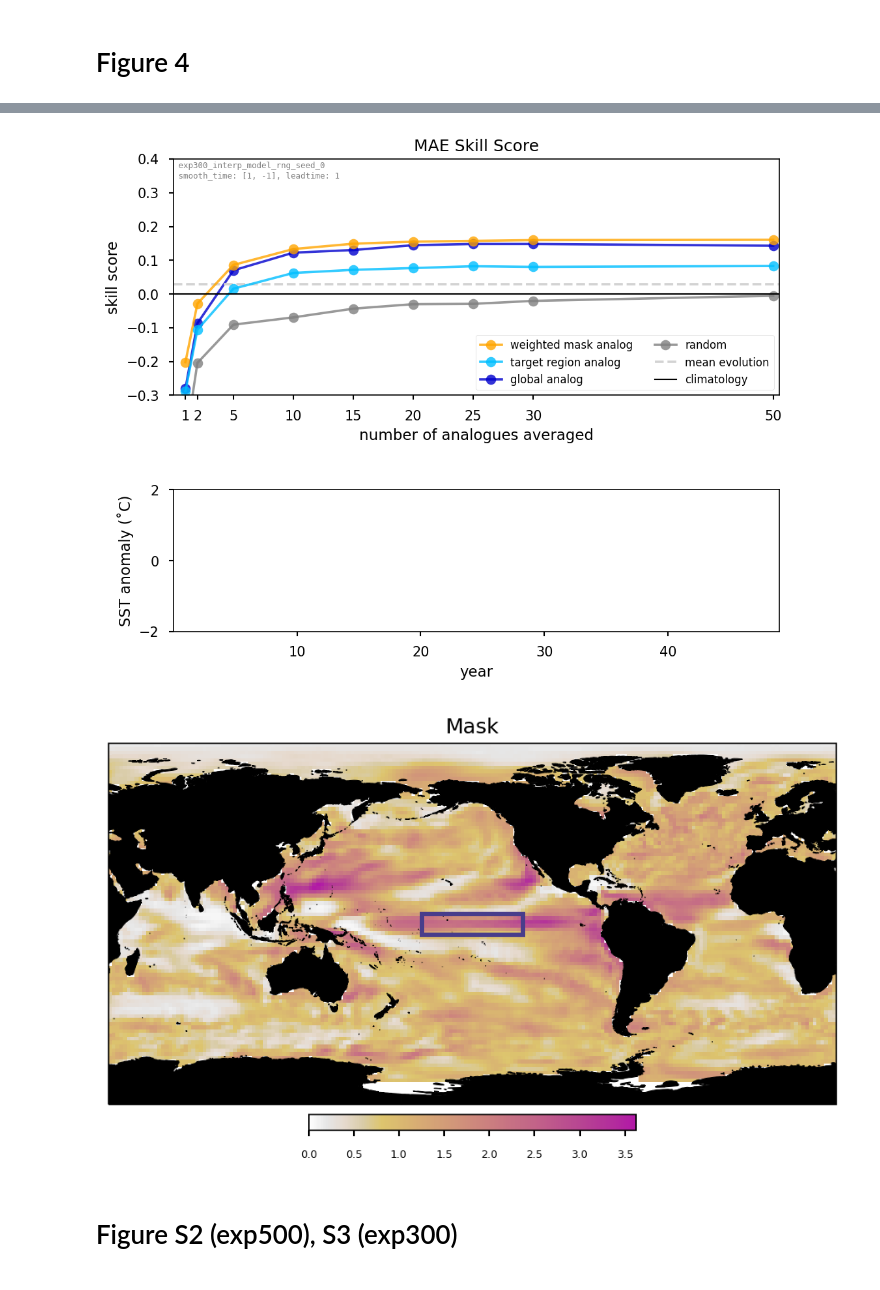
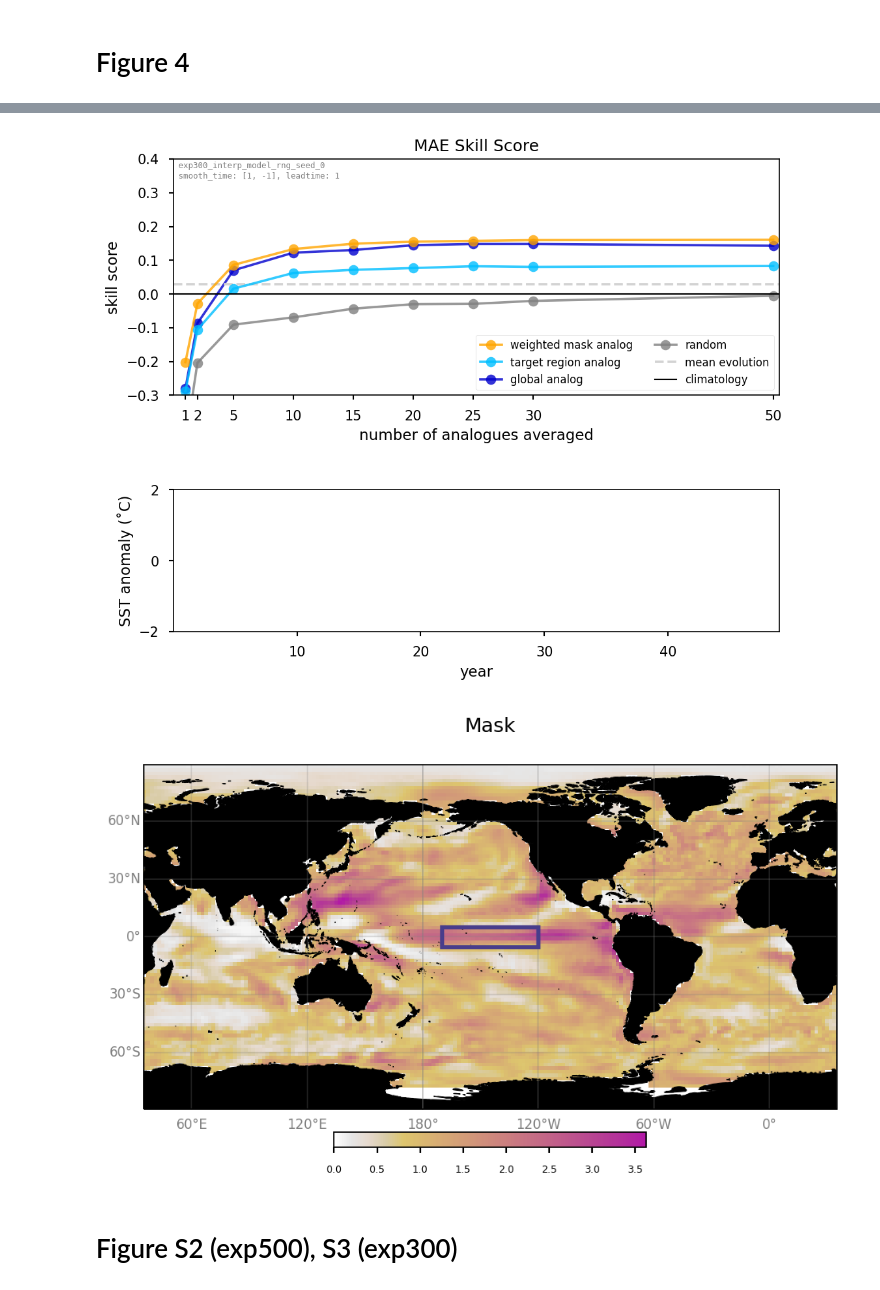
Before and after one commit to jaminrader/WeightedMaskAnalogForecasting2023, a Jupyter notebook: _make_custom_plots.ipynb, the cells around one changed output, grey strips where cells are left out. Drawn from its saved outputs; the diff is of its cells as text; code cells hidden in the pictures.

```diff
--- a/_make_custom_plots.ipynb
+++ b/_make_custom_plots.ipynb
@@ -205,6 +203,9 @@ omask = mask.copy()
 omask[omask < np.nanpercentile(mask * landmask, percent_thresh)] = 0
 #omask = omask * region_mask
 # %%
+linewidth = 1
+alpha = .8
+
 add_boxes = False
 fig_savename = 'occluded_mask_regionboxes=' + str(add_boxes)
 num_maps = omask.shape[-1]
@@ -214,7 +215,23 @@ for imap in range(num_maps):
     ax, _ = plots.plot_interp_masks(fig, settings, omask[..., imap], lat=lat, lon=lon, cmap=None,
                                         central_longitude=215., climits = climits, title_text= str(percent_thresh) + "% Occluded Mask",
                                         subplot=(1, num_maps, imap + 1), use_text=False, edgecolor='darkslateblue',
-                                        region_bool=add_boxes)
+                                        region_bool=add_boxes, cbarpad=.05)
+
+    gl = ax.gridlines(draw_labels=True, color='gray', linestyle='-', linewidth=linewidth, alpha=.3)
+    gl.xlabel_style = {'size': 8, 'color': 'gray'}
+    gl.ylabel_style = {'size': 8, 'color': 'gray'}
+    gl.xpadding = 5
+    gl.ypadding = 5
+
+    plt.draw()
+
+    for l in gl.ylabel_artists:
+        if l._x > -40:
+            l.set(alpha=0)
+
+    for l in gl.xlabel_artists:
+        if l._y > 0:
+            l.set(alpha=0)
 
     if add_boxes:
         rects = dict()
@@ -756,8 +797,10 @@ for plotmap, title, climits, cmap, plottype in zip(things_to_plot, titles, climi
     ax = dict()
 
     if plottype == 'mask':
+        linewidth = 1
         fig = plt.figure(figsize=(7.5 * num_maps, 5))
     else:
+        linewidth = .5
         fig = plt.figure(figsize=(7.5 * num_maps/2, 5/2))
 
     # Plotting the region box specs
@@ -774,6 +817,10 @@ for plotmap, title, climits, cmap, plottype in zip(things_to_plot, titles, climi
                                             region_bool=region_bool, edgecolor = edgecolor)
         ax.set_extent([240, 360, 0, 80])
 
+        gl = ax.gridlines(draw_labels=False, color='gray', linestyle='-', linewidth=linewidth, alpha=.3)
+        gl.ylocator = mticker.FixedLocator([-60, -30, 0, 30, 60])
+        gl.xlocator = mticker.FixedLocator([-120, -60, 0])
+
     #plt.xlim(240, 360)
     #plt.ylim(0, 90)
     plt.tight_layout()
@@ -917,35 +964,51 @@ plt.savefig(dir_settings["figure_custom_directory"] + settings["savename_prefix"
 #^ Note, keeping two panels here so it has the same shape as the one in the first part of the paper.
 ax = dict()
 
 fig = plt.figure(figsize=(7.5 * 1, 5))
 
 # Plotting the region box specs
 edgecolor = 'darkslateblue'
 region_bool = True
 climits = [mask.min(), mask.max()]
 ax, _ = plots.plot_interp_masks(fig, settings, mask[..., 0], lat=lat, lon=lon, cmap=None,
                                     central_longitude=215., climits = climits, title_text="Mask",
                                     subplot=(1, 1, 1), use_text=False,
-                                    region_bool=region_bool, edgecolor = edgecolor)
+                                    region_bool=region_bool, edgecolor = edgecolor, cbarpad=.05)
+
+gl = ax.gridlines(draw_labels=True, color='gray', linestyle='-', linewidth=linewidth, alpha=.3)
+gl.xlabel_style = {'size': 8, 'color': 'gray'}
+gl.ylabel_style = {'size': 8, 'color': 'gray'}
+gl.xpadding = 5
+gl.ypadding = 5
+
+plt.draw()
+
+for l in gl.ylabel_artists:
+    if l._x > -40:
+        l.set(alpha=0)
+
+for l in gl.xlabel_artists:
+    if l._y > 0:
+        l.set(alpha=0)
 
 fig_savename = 'Figure4a'
 plt.savefig(dir_settings["figure_custom_directory"] + settings["savename_prefix"] +
                     '_' + fig_savename + '.png', dpi=300, bbox_inches='tight')
 # %% [output]
 loading the pre-saved training/validation/testing data.
    /Users/Jamin/LocalData/constraining_ensemble_projections/big_data/presaved_data_exp300.pickle
    analog data
  # analog samples = 5390
    training data
  # soi samples = 2310
    validation data
    # soi samples = 770
    testing data
   # soi samples = 770
 
 [[0.15828237]]
 [figure]
-[figure, old version]
+[figure, new version]
 # %% [markdown]
 # Figure S2 (exp500), S3 (exp300)
 # %%
```
Also changed, not shown: parts of 16 cells of this notebook, 6 other files.
